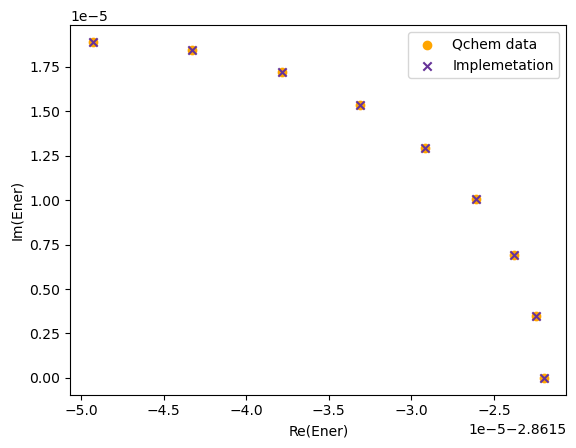
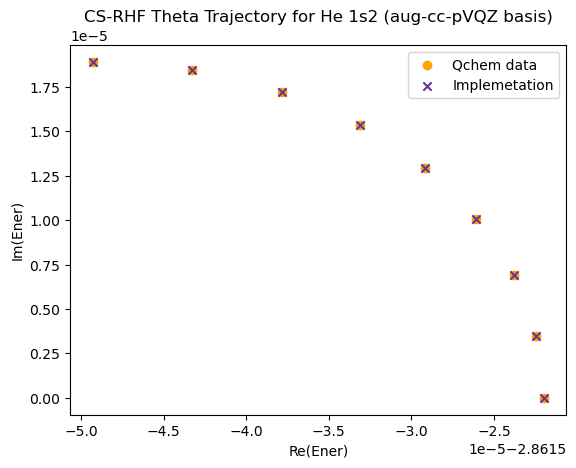
Code edit (unified diff) that turned the first committed figure into the second:
--- before
+++ after
@@ -7,4 +7,5 @@
     marker="x",
 )
+plt.title("CS-RHF Theta Trajectory for He 1s2 (aug-cc-pVQZ basis)")
 plt.legend()
 plt.xlabel("Re(Ener)")

Commit: Added results and documented implementation, issues and future.